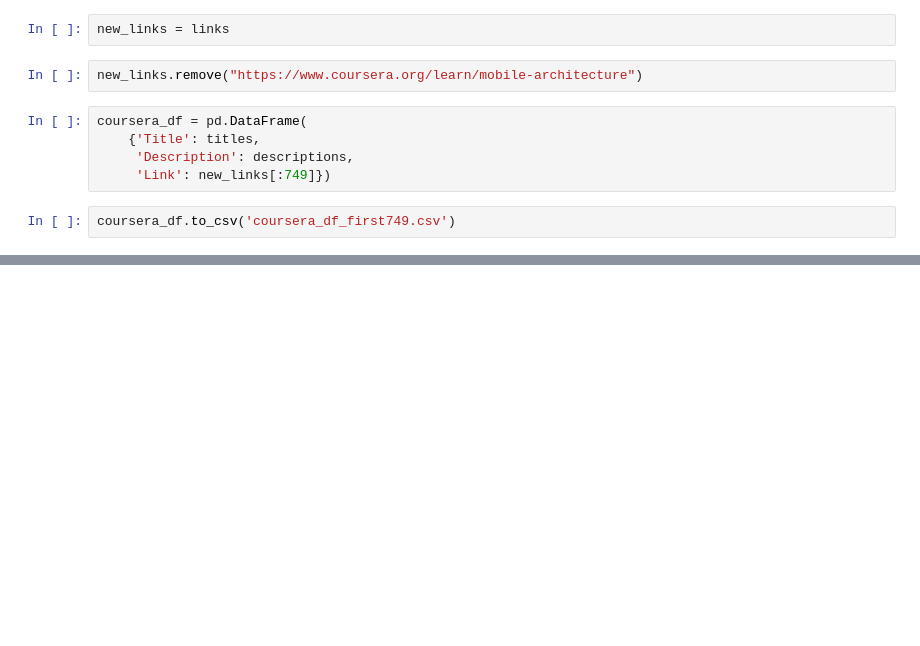
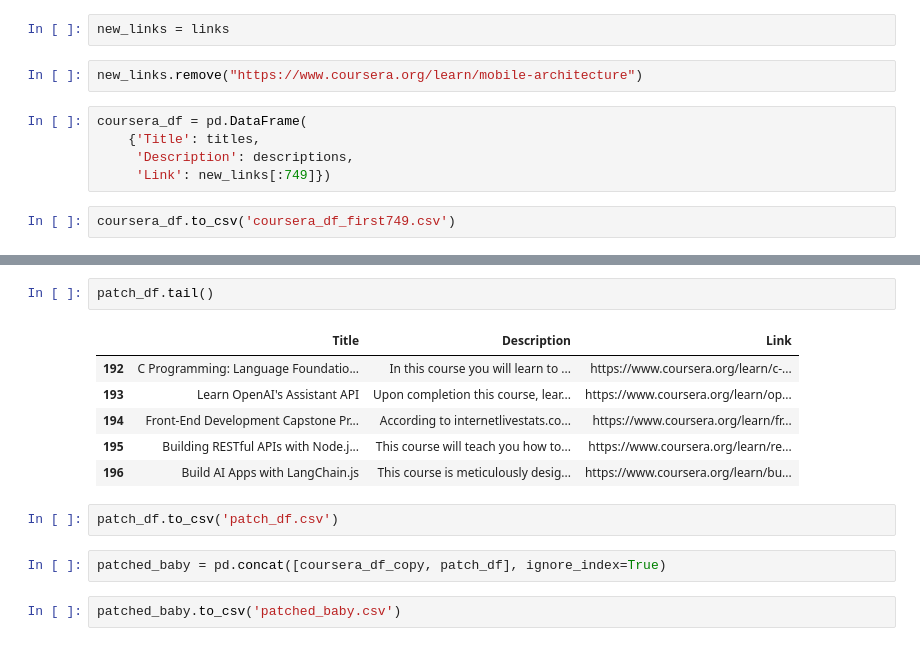
Before and after one commit to Lois-Wong/open-cs-courseware-scrapy, a Jupyter notebook: CourseraScraping.ipynb, the cells around one changed output, grey strips where cells are left out. Saved outputs shown, nothing was run; the diff lists cells and outputs as text; blank space fills up the shorter version.

```diff
--- a/CourseraScraping.ipynb
+++ b/CourseraScraping.ipynb
@@ -313,0 +451,15 @@ coursera_df.to_csv('coursera_df_first749.csv')
+# %%
+patch_df.tail()
+# %% [output]
+|  | Title | Description | Link |
+| 192 | C Programming: Language Foundatio... | In this course you will learn to ... | https://www.coursera.org/learn/c-... |
+| 193 | Learn OpenAI's Assistant API | Upon completion this course, lear... | https://www.coursera.org/learn/op... |
+| 194 | Front-End Development Capstone Pr... | According to internetlivestats.co... | https://www.coursera.org/learn/fr... |
+| 195 | Building RESTful APIs with Node.j... | This course will teach you how to... | https://www.coursera.org/learn/re... |
+| 196 | Build AI Apps with LangChain.js | This course is meticulously desig... | https://www.coursera.org/learn/bu... |
+# %%
+patch_df.to_csv('patch_df.csv')
+# %%
+patched_baby = pd.concat([coursera_df_copy, patch_df], ignore_index=True)
+# %%
+patched_baby.to_csv('patched_baby.csv')
```
Also changed, not shown: parts of 17 cells of this notebook, 5 other files.
